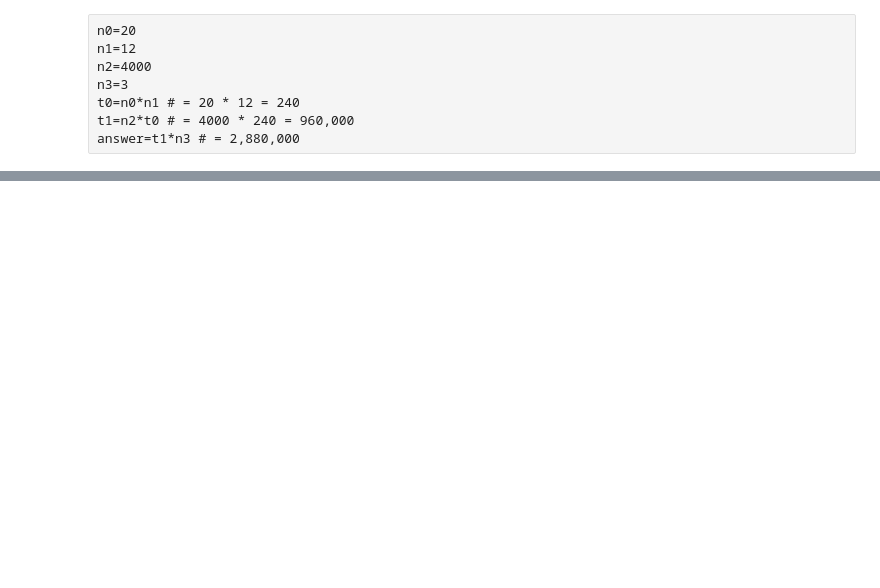
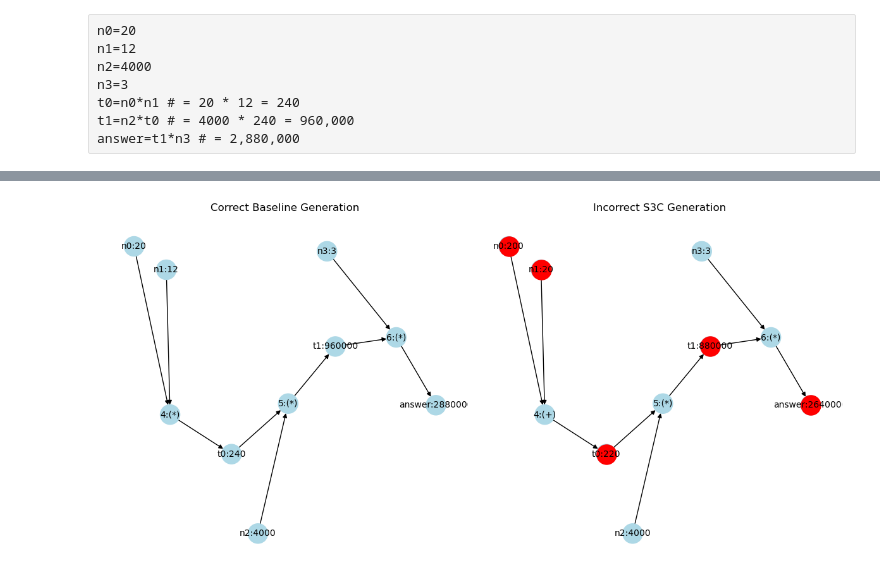
Before and after one commit to AK-Reid/tte, a Jupyter notebook: gsm-basline-s3c-comparison.ipynb, the cells around one changed output, grey strips where cells are left out. Drawn from its saved outputs; the diff is of its cells as text; code cells hidden in the pictures; blank space fills up the shorter version.

```diff
--- a/gsm-basline-s3c-comparison.ipynb
+++ b/gsm-basline-s3c-comparison.ipynb
@@ -724,0 +869,71 @@ answer=t1*n3 # = 2,880,000
+# %%
+import networkx as nx
+import networkx.algorithms.isomorphism as iso
+import matplotlib.pyplot as plt
+import re
+
+# ... (previous code to parse the strings and create baseline_graph and s3c_graph)
+
+# Function to set variable values and operators as attributes and labels in the graph nodes
+def set_node_attributes(graph, var_values):
+    for node, data in graph.nodes(data=True):
+        if "value" in data:
+            value = data["value"]
+            data["label"] = f"{node}:{value}"
+        elif "operator" in data:
+            operator = data["operator"]
+            data["label"] = operator
+        else:
+            data["label"] = node
+        if node in var_values:
+            if var_values[node] != data.get("value"):
+                data["color"] = "red"
+            else:
+                data["color"] = "lightblue"
+        else:
+            data["color"] = "lightblue"
+
+# Create a subgraph isomorphism matcher
+matcher = iso.DiGraphMatcher(baseline_graph, s3c_graph)
+
+# Find all subgraph isomorphisms (common patterns)
+subgraph_matches = list(matcher.subgraph_isomorphisms_iter())
+
+# Find the nodes with the same variable names in both graphs
+shared_variable_nodes = set(baseline_graph.nodes()) & set(s3c_graph.nodes())
+
+# Get the variable values for each graph
+var_values_baseline = nx.get_node_attributes(baseline_graph, "value")
+var_values_s3c = nx.get_node_attributes(s3c_graph, "value")
+
+# Identify nodes with different values between the graphs
+different_value_nodes = {node for node in shared_variable_nodes if var_values_baseline.get(node) != var_values_s3c.get(node)}
+
+# Set node attributes and labels for visualization
+set_node_attributes(baseline_graph, var_values_baseline)
+set_node_attributes(s3c_graph, var_values_s3c)
+
+# Create a new figure and axis for drawing the graphs
+fig, axes = plt.subplots(1, 2, figsize=(12, 6))
+
+# Draw the baseline graph
+axes[0].set_title("Correct Baseline Generation")
+pos_baseline = nx.spring_layout(baseline_graph, seed=42)
+labels_baseline = nx.get_node_attributes(baseline_graph, "label")
+colors_baseline = nx.get_node_attributes(baseline_graph, "color")
+nx.draw(baseline_graph, pos=pos_baseline, labels=labels_baseline, node_color=list(colors_baseline.values()), node_size=500, font_size=10, ax=axes[0])
+
+# Draw the s3c graph
+axes[1].set_title("Incorrect S3C Generation")
+pos_s3c = nx.spring_layout(s3c_graph, seed=42)
+labels_s3c = nx.get_node_attributes(s3c_graph, "label")
+colors_s3c = nx.get_node_attributes(s3c_graph, "color")
+nx.draw(s3c_graph, pos=pos_s3c, labels=labels_s3c, node_color=list(colors_s3c.values()), node_size=500, font_size=10, ax=axes[1])
+
+# Highlight nodes with different values between the graphs in red
+nx.draw_networkx_nodes(s3c_graph, pos=pos_s3c, nodelist=different_value_nodes, node_color="red", node_size=500, ax=axes[1])
+
+plt.tight_layout()
+plt.show()
+# %% [output]
+[figure, added]
```
Also changed, not shown: parts of 5 cells of this notebook.
